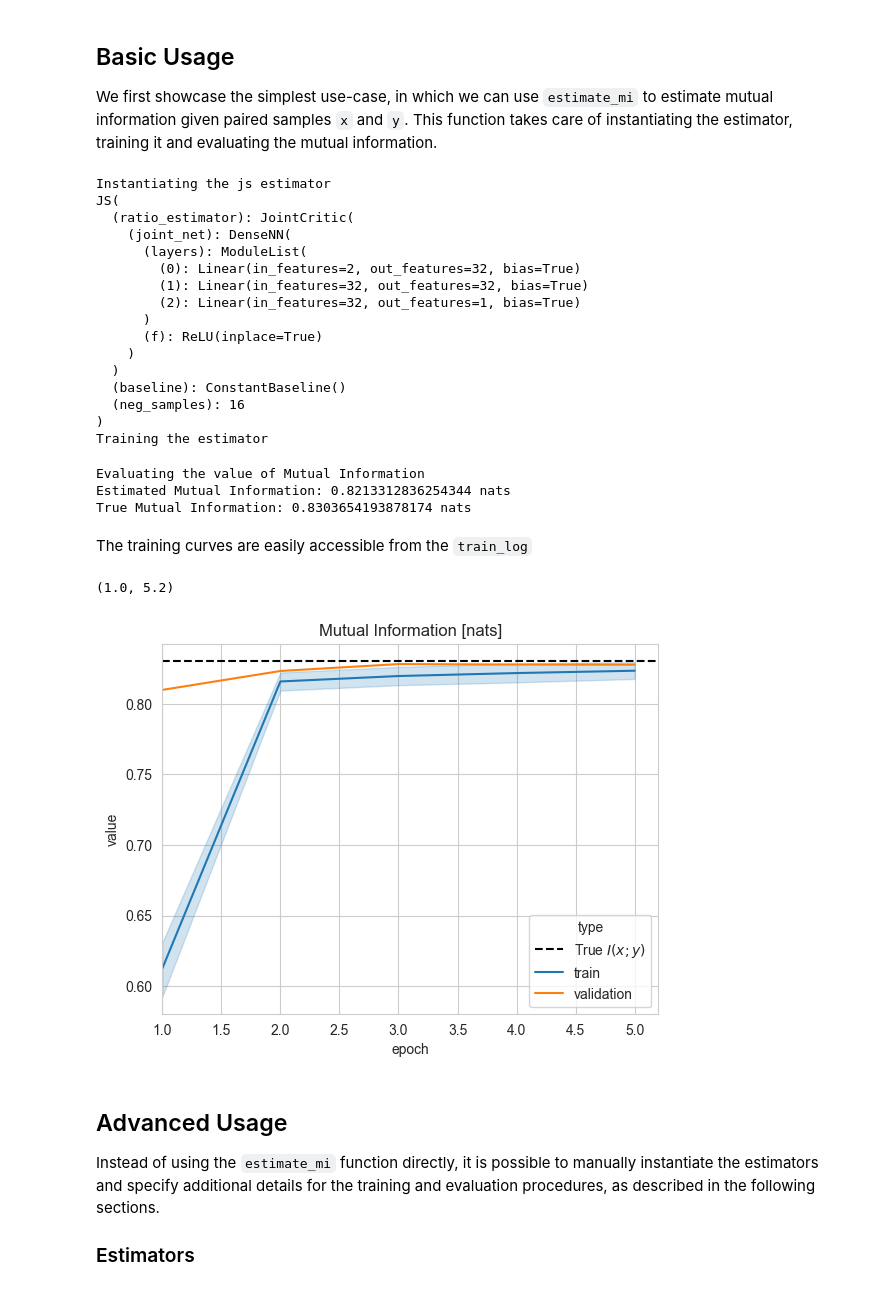
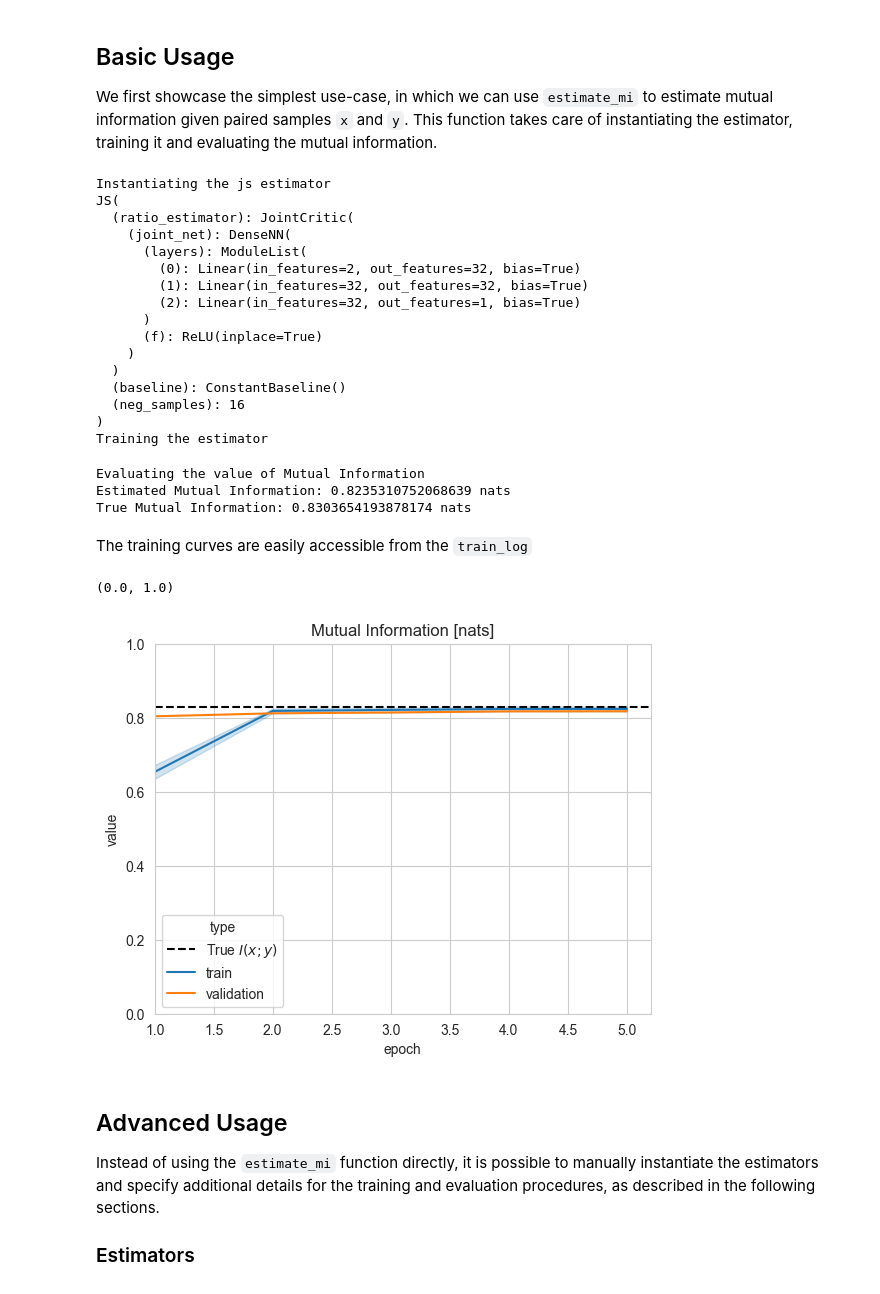
Before and after one commit to mfederici/torch-mist, a Jupyter notebook: docs/notebooks/usage.ipynb, the cells around one changed output. Drawn from its saved outputs; the diff is of its cells as text; code cells hidden in the pictures.

```diff
--- a/docs/notebooks/usage.ipynb
+++ b/docs/notebooks/usage.ipynb
@@ -27,8 +27,8 @@ print(f"True Mutual Information: {true_mi} nats")
 
 # Generate 100000 samples
 samples = p_xy.sample([100000])
-x = samples[:,0]
-y = samples[:,1]
+all_x = samples[:,0]
+all_y = samples[:,1]
 # %% [output]
 True Mutual Information: 0.8303654193878174 nats
 # %%
@@ -53,18 +53,17 @@ We first showcase the simplest use-case, in which we can use `estimate_mi` to es
 # %%
 from torch_mist import estimate_mi
 
-mi_estimate, estimator, train_log = estimate_mi(
+mi_estimate, train_log = estimate_mi(
     estimator_name='js',            # The mutual information estimator to use (here we use the Deep InfoMax JS estimator)
     hidden_dims=[32, 32],           # The hidden layers for the neural architectures (Estimator specific)
     neg_samples=16,                 # The number of negative samples used to estimate the log partition function (Estimator specific, Default: 1)
-    x=x,                            # The values of x
-    y=y,                            # The values of y
+    x=all_x,                        # The values of x
+    y=all_y,                        # The values of y
     batch_size=128,                 # The batch size used for training (Default: 64)
     max_epochs=5,                   # Number of maximum training epochs (Default: 10)
     valid_percentage=0.1,           # The percentage of data to use for validation (Default: 0.1)
     evaluation_batch_size=256,      # The batch size used for evaluation (Default: batch_size)
     device='cpu',                   # The training device (Default: 'cpu')
-    return_estimator=True,          # Flag to return the trained estimator (Default: False)
     return_log=True,                # Flag to return the training log (Default: False)
 )
 
@@ -88,19 +87,20 @@ JS(
 )
 Training the estimator
 Evaluating the value of Mutual Information
-Estimated Mutual Information: 0.8213312836254344 nats
+Estimated Mutual Information: 0.8235310752068639 nats
 True Mutual Information: 0.8303654193878174 nats
 # %% [markdown]
 The training curves are easily accessible from the `train_log`
 # %%
 # We can plot the estimated values by epoch
 plt.title("Mutual Information [nats]")
 plt.axhline(y=true_mi, ls='--', color='k', label='True $I(x;y)$')
 sns.lineplot(train_log, x='epoch', y='value', hue='type')
 plt.xlim(1)
+plt.ylim(0,1)
 # %% [output]
-(1.0, 5.2)
+(0.0, 1.0)
-[figure, old version]
+[figure, new version]
 # %% [markdown]
 ## Advanced Usage
 
```
Also changed, not shown: parts of 10 cells of this notebook, 24 other files.
